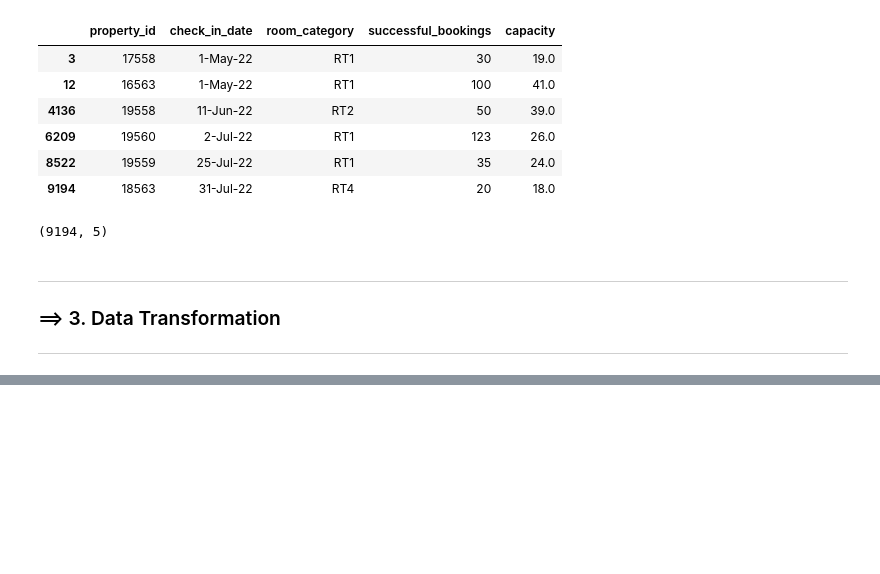
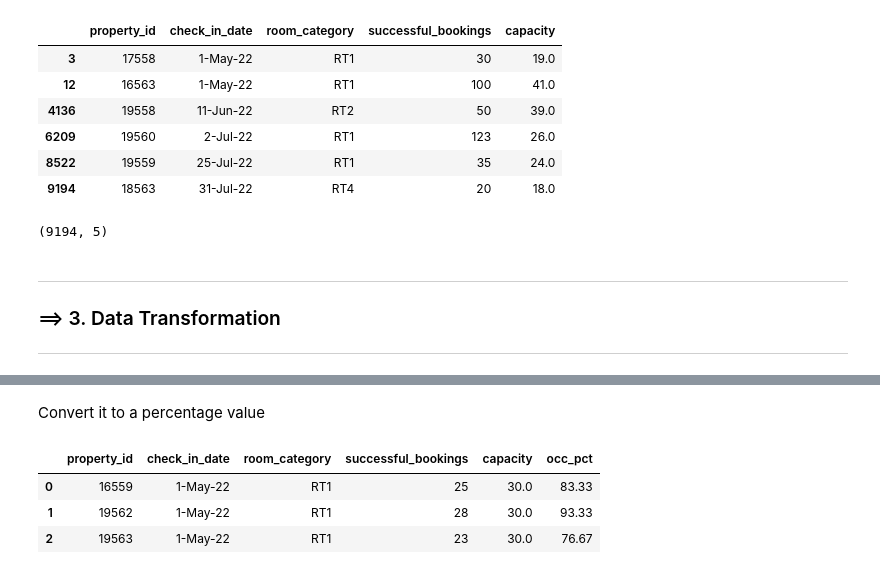
Before and after one commit to Julia131006/Hotel-Data-Analytics, a Jupyter notebook: exercise.ipynb, the cells around one changed output, grey strips where cells are left out. Saved outputs shown, nothing was run; the diff lists cells and outputs as text; code cells hidden in the pictures; blank space fills up the shorter version.

```diff
--- a/exercise.ipynb
+++ b/exercise.ipynb
@@ -335,0 +358,10 @@ df_agg_bookings.shape
+# %% [markdown]
+Convert it to a percentage value
+# %%
+df_agg_bookings['occ_pct'] = df_agg_bookings['occ_pct'].apply(lambda x: round(x*100, 2))
+df_agg_bookings.head(3)
+# %% [output]
+|  | property_id | check_in_date | room_category | successful_bookings | capacity | occ_pct |
+| 0 | 16559 | 1-May-22 | RT1 | 25 | 30.0 | 83.33 |
+| 1 | 19562 | 1-May-22 | RT1 | 28 | 30.0 | 93.33 |
+| 2 | 19563 | 1-May-22 | RT1 | 23 | 30.0 | 76.67 |
```
Also changed, not shown: parts of 8 cells of this notebook.
